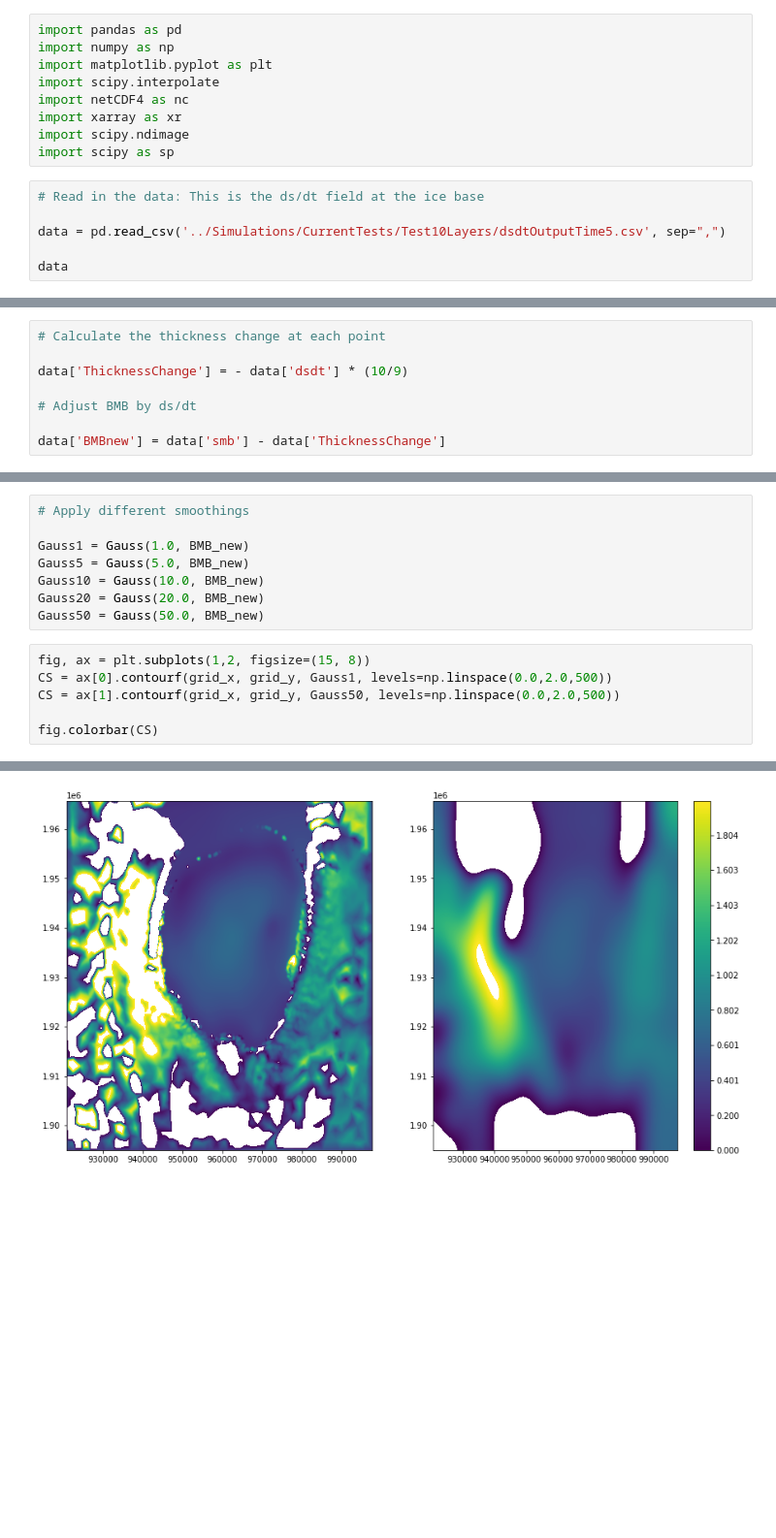
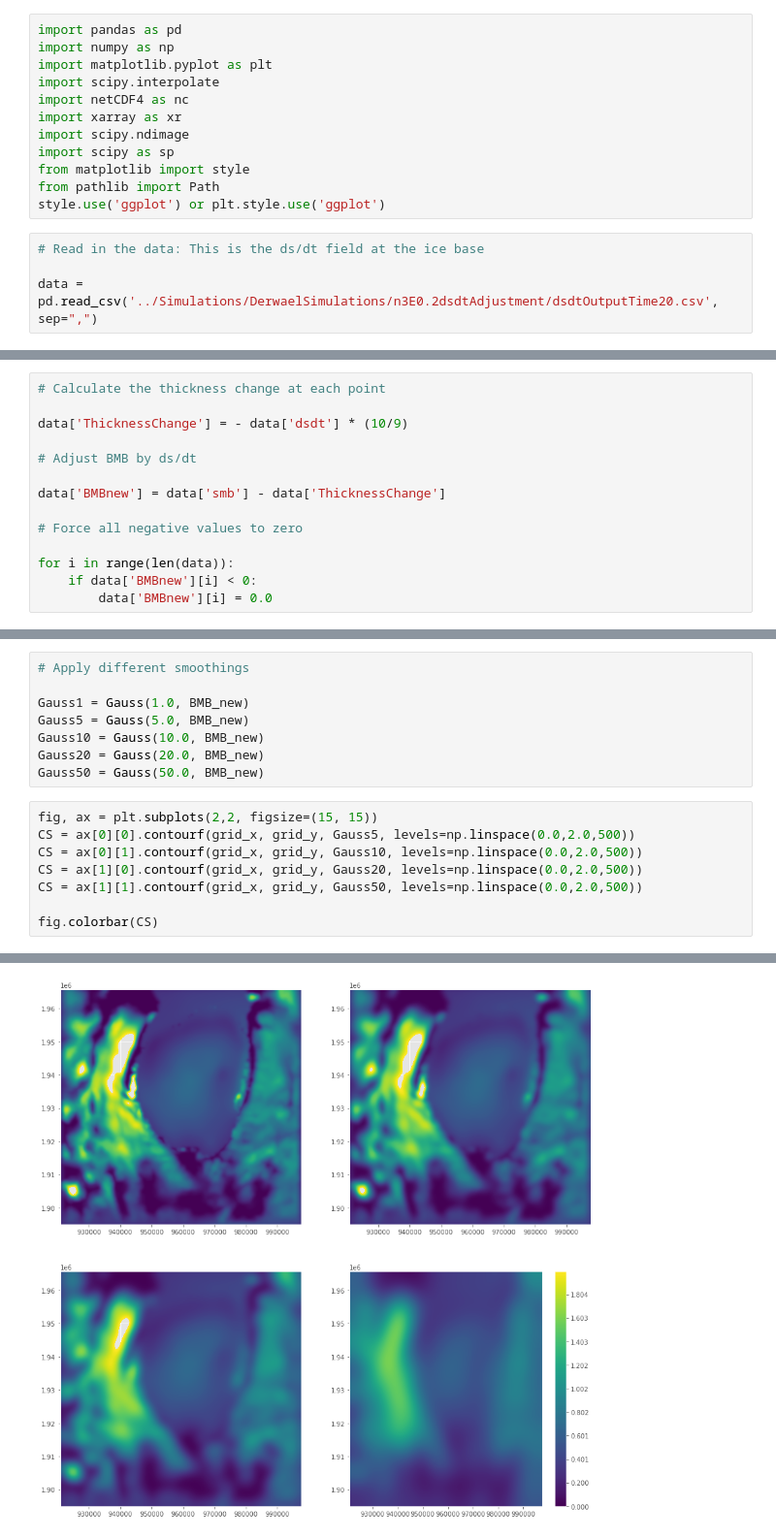
Before and after one commit to henryclara/DerwaelAccompanyingCode, a Jupyter notebook: BMBadjustment.ipynb, the cells around one changed output, grey strips where cells are left out. Shown at 97% size. Saved outputs shown, nothing was run; the diff lists cells and outputs as text; blank space fills up the shorter version.

```diff
--- a/BMBadjustment.ipynb
+++ b/BMBadjustment.ipynb
@@ -7,11 +7,12 @@ import netCDF4 as nc
 import xarray as xr
 import scipy.ndimage
 import scipy as sp
+from matplotlib import style
+from pathlib import Path
+style.use('ggplot') or plt.style.use('ggplot')
 # %%
 # Read in the data: This is the ds/dt field at the ice base
 
-data = pd.read_csv('../Simulations/CurrentTests/Test10Layers/dsdtOutputTime5.csv', sep=",")
-
-data
+data = pd.read_csv('../Simulations/DerwaelSimulations/n3E0.2dsdtAdjustment/dsdtOutputTime20.csv', sep=",")
 # %% [output]
 |  | dsdt | smb | Points:0 | Points:1 | Points:2 |
@@ -41,6 +42,12 @@ data['ThicknessChange'] = - data['dsdt'] * (10/9)
 # Adjust BMB by ds/dt
 
 data['BMBnew'] = data['smb'] - data['ThicknessChange']
+
+# Force all negative values to zero
+
+for i in range(len(data)):
+    if data['BMBnew'][i] < 0:
+        data['BMBnew'][i] = 0.0
 # %%
 # Interpolate the data
 
@@ -79,11 +86,13 @@ Gauss10 = Gauss(10.0, BMB_new)
 Gauss20 = Gauss(20.0, BMB_new)
 Gauss50 = Gauss(50.0, BMB_new)
 # %%
-fig, ax = plt.subplots(1,2, figsize=(15, 8))
-CS = ax[0].contourf(grid_x, grid_y, Gauss1, levels=np.linspace(0.0,2.0,500))
-CS = ax[1].contourf(grid_x, grid_y, Gauss50, levels=np.linspace(0.0,2.0,500))
+fig, ax = plt.subplots(2,2, figsize=(15, 15))
+CS = ax[0][0].contourf(grid_x, grid_y, Gauss5, levels=np.linspace(0.0,2.0,500))
+CS = ax[0][1].contourf(grid_x, grid_y, Gauss10, levels=np.linspace(0.0,2.0,500))
+CS = ax[1][0].contourf(grid_x, grid_y, Gauss20, levels=np.linspace(0.0,2.0,500))
+CS = ax[1][1].contourf(grid_x, grid_y, Gauss50, levels=np.linspace(0.0,2.0,500))
 
 fig.colorbar(CS)
 # %% [output]
 <matplotlib.colorbar.Colorbar at 0x...>
-[figure, old version]
+[figure, new version]
```
Also changed, not shown: parts of 3 cells of this notebook, 43 other files.
